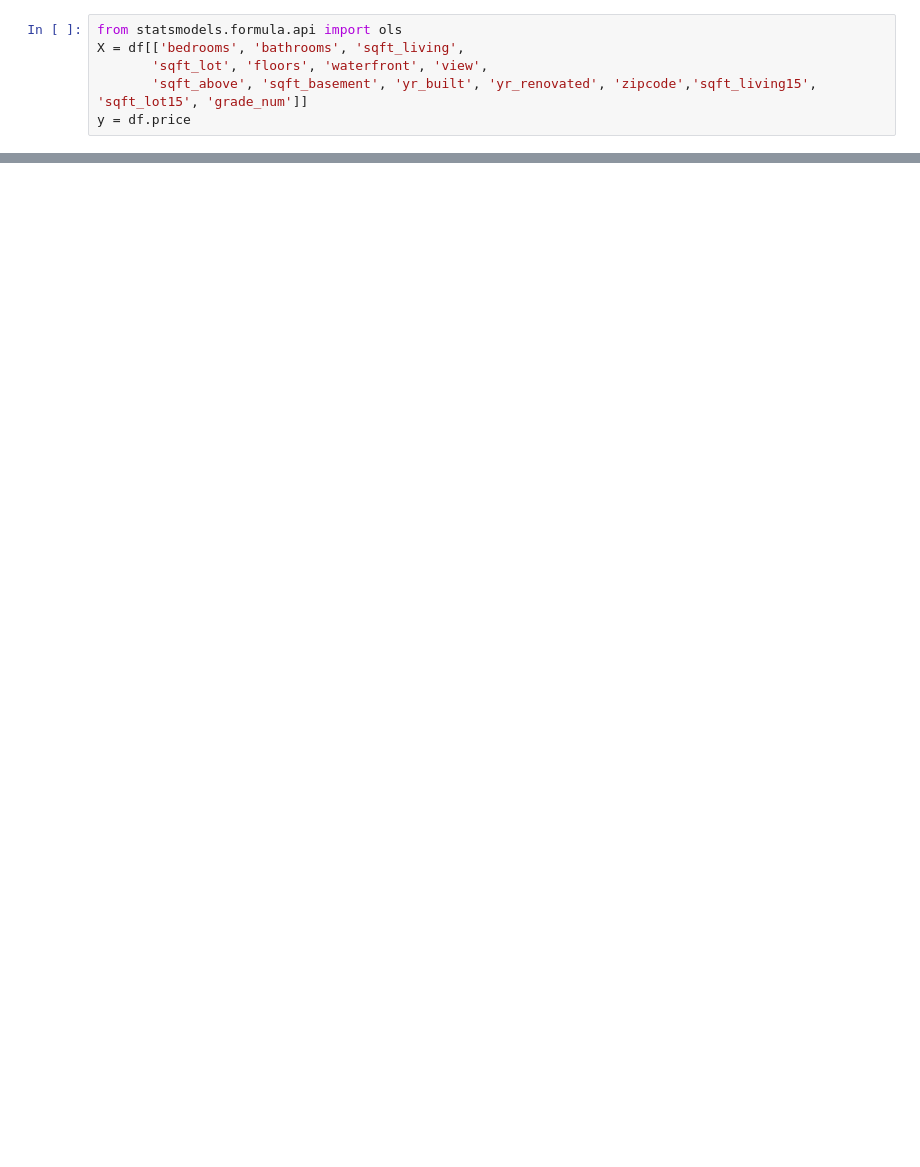
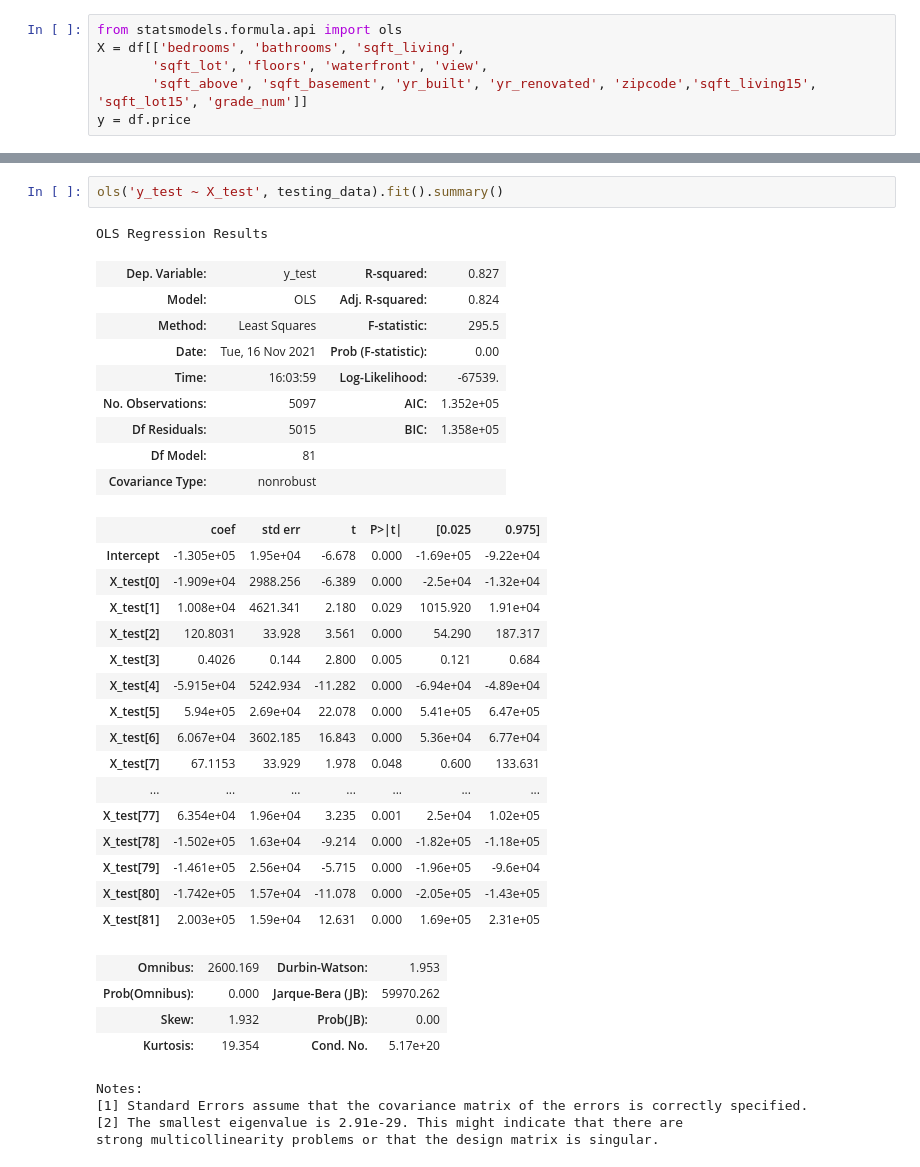
Before and after one commit to JulianWard147/phase_2_group_4, a Jupyter notebook: Main_notebook.ipynb, the cells around one changed output, grey strips where cells are left out. Cells and saved outputs as stored; diff of their text form; blank space fills up the shorter version.

```diff
--- a/Main_notebook.ipynb
+++ b/Main_notebook.ipynb
@@ -291,0 +356,37 @@ ax.set_title("Heatmap of Correlation Between Attributes (Including Target)");
+# %%
+ols('y_test ~ X_test', testing_data).fit().summary()
+# %% [output]
+OLS Regression Results
+| Dep. Variable: | y_test | R-squared: | 0.827 |
+| Model: | OLS | Adj. R-squared: | 0.824 |
+| Method: | Least Squares | F-statistic: | 295.5 |
+| Date: | Tue, 16 Nov 2021 | Prob (F-statistic): | 0.00 |
+| Time: | 16:03:59 | Log-Likelihood: | -67539. |
+| No. Observations: | 5097 | AIC: | 1.352e+05 |
+| Df Residuals: | 5015 | BIC: | 1.358e+05 |
+| Df Model: | 81 |  |  |
+| Covariance Type: | nonrobust |  |  |
+|  | coef | std err | t | P>|t| | [0.025 | 0.975] |
+| Intercept | -1.305e+05 | 1.95e+04 | -6.678 | 0.000 | -1.69e+05 | -9.22e+04 |
+| X_test[0] | -1.909e+04 | 2988.256 | -6.389 | 0.000 | -2.5e+04 | -1.32e+04 |
+| X_test[1] | 1.008e+04 | 4621.341 | 2.180 | 0.029 | 1015.920 | 1.91e+04 |
+| X_test[2] | 120.8031 | 33.928 | 3.561 | 0.000 | 54.290 | 187.317 |
+| X_test[3] | 0.4026 | 0.144 | 2.800 | 0.005 | 0.121 | 0.684 |
+| X_test[4] | -5.915e+04 | 5242.934 | -11.282 | 0.000 | -6.94e+04 | -4.89e+04 |
+| X_test[5] | 5.94e+05 | 2.69e+04 | 22.078 | 0.000 | 5.41e+05 | 6.47e+05 |
+| X_test[6] | 6.067e+04 | 3602.185 | 16.843 | 0.000 | 5.36e+04 | 6.77e+04 |
+| X_test[7] | 67.1153 | 33.929 | 1.978 | 0.048 | 0.600 | 133.631 |
+| ... | ... | ... | ... | ... | ... | ... |
+| X_test[77] | 6.354e+04 | 1.96e+04 | 3.235 | 0.001 | 2.5e+04 | 1.02e+05 |
+| X_test[78] | -1.502e+05 | 1.63e+04 | -9.214 | 0.000 | -1.82e+05 | -1.18e+05 |
+| X_test[79] | -1.461e+05 | 2.56e+04 | -5.715 | 0.000 | -1.96e+05 | -9.6e+04 |
+| X_test[80] | -1.742e+05 | 1.57e+04 | -11.078 | 0.000 | -2.05e+05 | -1.43e+05 |
+| X_test[81] | 2.003e+05 | 1.59e+04 | 12.631 | 0.000 | 1.69e+05 | 2.31e+05 |
+| Omnibus: | 2600.169 | Durbin-Watson: | 1.953 |
+| Prob(Omnibus): | 0.000 | Jarque-Bera (JB): | 59970.262 |
+| Skew: | 1.932 | Prob(JB): | 0.00 |
+| Kurtosis: | 19.354 | Cond. No. | 5.17e+20 |
+Notes:
+[1] Standard Errors assume that the covariance matrix of the errors is correctly specified.
+[2] The smallest eigenvalue is 2.91e-29. This might indicate that there are
+strong multicollinearity problems or that the design matrix is singular.
```
Also changed, not shown: parts of 29 cells of this notebook, 1 other file.
